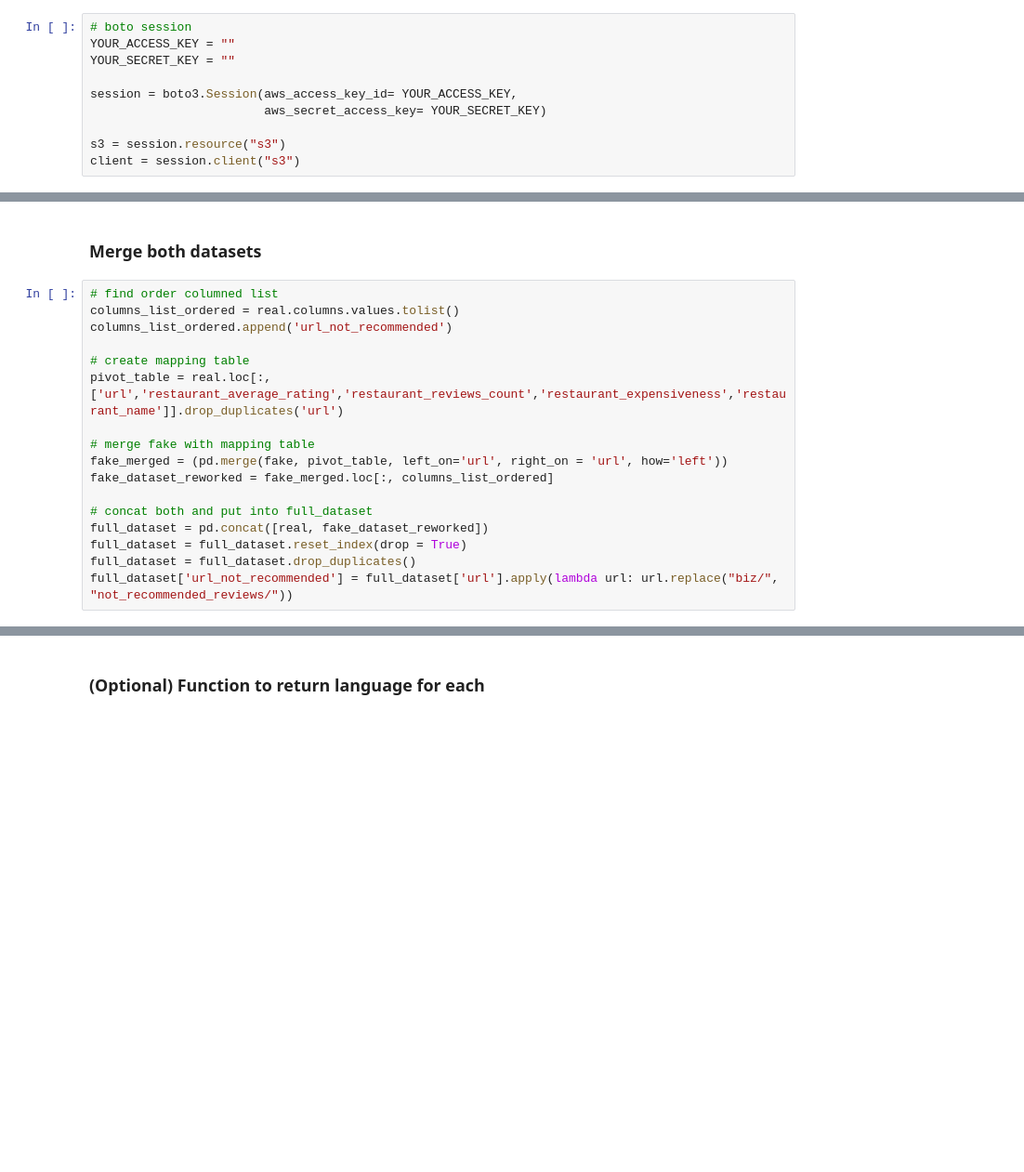
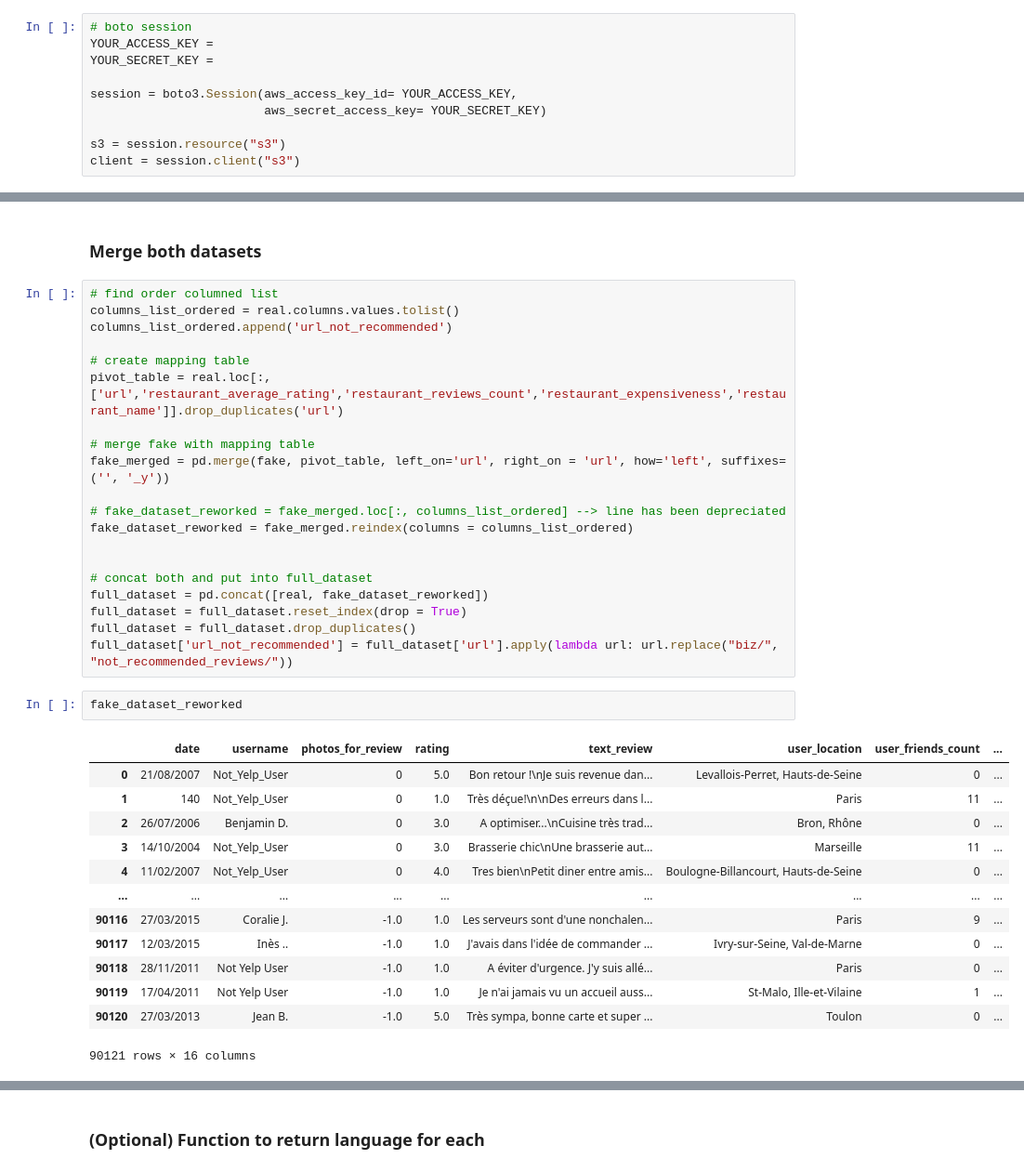
Before and after one commit to AnisZakari/Fake_review_detection, a Jupyter notebook: Scraping/Yelp_Paris_Scraping_reviews/merging_scraped_datasets.ipynb, the cells around one changed output, grey strips where cells are left out. Shown at 93% size. Cells and saved outputs as stored; diff of their text form; blank space fills up the shorter version.

Commit message:
modified script for merging scraped dataframes by using pd.reindex instead of loc to re order columns of fake reviews scrape

```diff
--- a/Scraping/Yelp_Paris_Scraping_reviews/merging_scraped_datasets.ipynb
+++ b/Scraping/Yelp_Paris_Scraping_reviews/merging_scraped_datasets.ipynb
@@ -8,7 +10,7 @@ from s3_credentials import *
 # %%
 # boto session
-YOUR_ACCESS_KEY = ""
-YOUR_SECRET_KEY = ""
+YOUR_ACCESS_KEY =
+YOUR_SECRET_KEY =
 
 session = boto3.Session(aws_access_key_id= YOUR_ACCESS_KEY,
                         aws_secret_access_key= YOUR_SECRET_KEY)
@@ -38,11 +40,30 @@ columns_list_ordered.append('url_not_recommended')
 pivot_table = real.loc[:, ['url','restaurant_average_rating','restaurant_reviews_count','restaurant_expensiveness','restaurant_name']].drop_duplicates('url')
 
 # merge fake with mapping table
-fake_merged = (pd.merge(fake, pivot_table, left_on='url', right_on = 'url', how='left'))
-fake_dataset_reworked = fake_merged.loc[:, columns_list_ordered]
+fake_merged = pd.merge(fake, pivot_table, left_on='url', right_on = 'url', how='left', suffixes=('', '_y'))
+
+# fake_dataset_reworked = fake_merged.loc[:, columns_list_ordered] --> line has been depreciated
+fake_dataset_reworked = fake_merged.reindex(columns = columns_list_ordered)
+
 
 # concat both and put into full_dataset
 full_dataset = pd.concat([real, fake_dataset_reworked])
 full_dataset = full_dataset.reset_index(drop = True)
 full_dataset = full_dataset.drop_duplicates()
 full_dataset['url_not_recommended'] = full_dataset['url'].apply(lambda url: url.replace("biz/", "not_recommended_reviews/"))
+# %%
+fake_dataset_reworked
+# %% [output]
+|  | date | username | photos_for_review | rating | text_review | user_location | user_friends_count | ... |
+| 0 | 21/08/2007 | Not_Yelp_User | 0 | 5.0 | Bon retour !\nJe suis revenue dan... | Levallois-Perret, Hauts-de-Seine | 0 | ... |
+| 1 | 140 | Not_Yelp_User | 0 | 1.0 | Très déçue!\n\nDes erreurs dans l... | Paris | 11 | ... |
+| 2 | 26/07/2006 | Benjamin D. | 0 | 3.0 | A optimiser...\nCuisine très trad... | Bron, Rhône | 0 | ... |
+| 3 | 14/10/2004 | Not_Yelp_User | 0 | 3.0 | Brasserie chic\nUne brasserie aut... | Marseille | 11 | ... |
+| 4 | 11/02/2007 | Not_Yelp_User | 0 | 4.0 | Tres bien\nPetit diner entre amis... | Boulogne-Billancourt, Hauts-de-Seine | 0 | ... |
+| ... | ... | ... | ... | ... | ... | ... | ... | ... |
+| 90116 | 27/03/2015 | Coralie J. | -1.0 | 1.0 | Les serveurs sont d'une nonchalen... | Paris | 9 | ... |
+| 90117 | 12/03/2015 | Inès .. | -1.0 | 1.0 | J'avais dans l'idée de commander ... | Ivry-sur-Seine, Val-de-Marne | 0 | ... |
+| 90118 | 28/11/2011 | Not Yelp User | -1.0 | 1.0 | A éviter d'urgence. J'y suis allé... | Paris | 0 | ... |
+| 90119 | 17/04/2011 | Not Yelp User | -1.0 | 1.0 | Je n'ai jamais vu un accueil auss... | St-Malo, Ille-et-Vilaine | 1 | ... |
+| 90120 | 27/03/2013 | Jean B. | -1.0 | 5.0 | Très sympa, bonne carte et super ... | Toulon | 0 | ... |
+90121 rows × 16 columns
```
Also changed, not shown: parts of 6 cells of this notebook, 1 other file.
